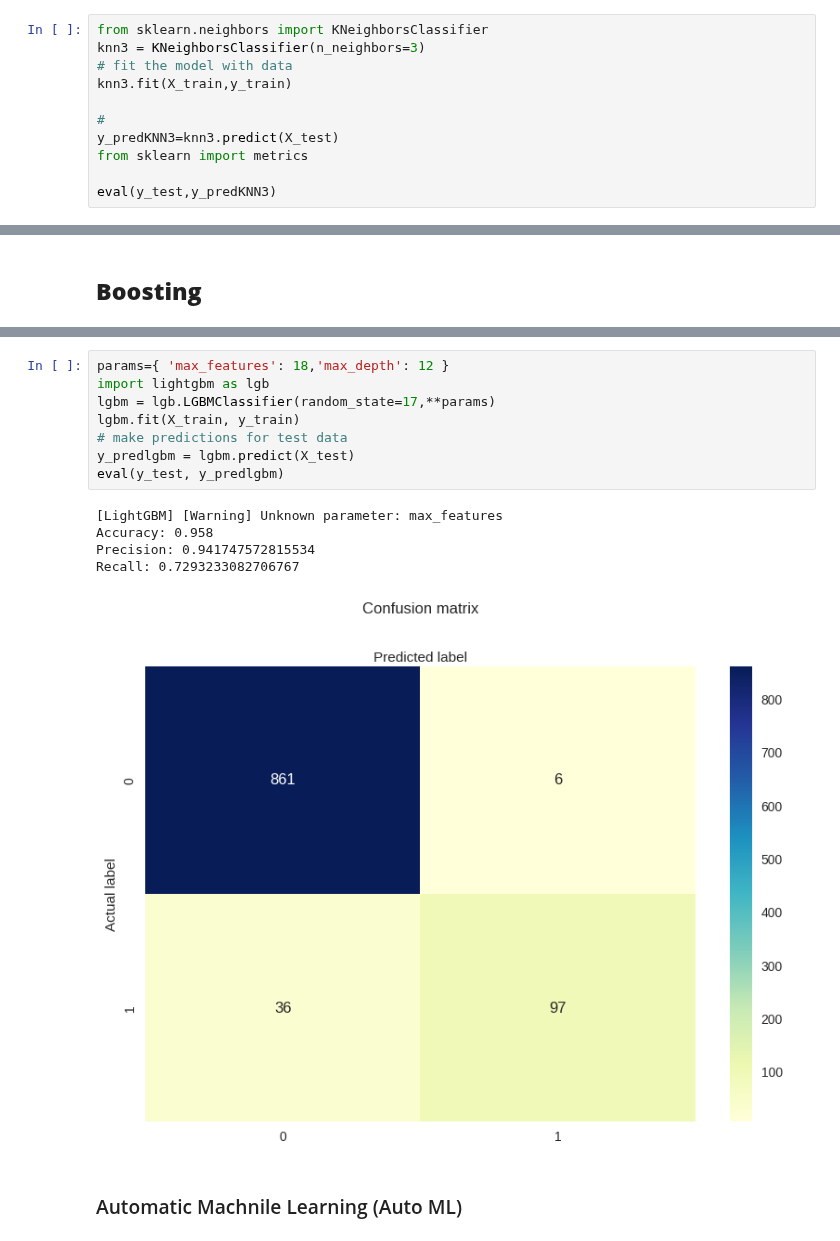
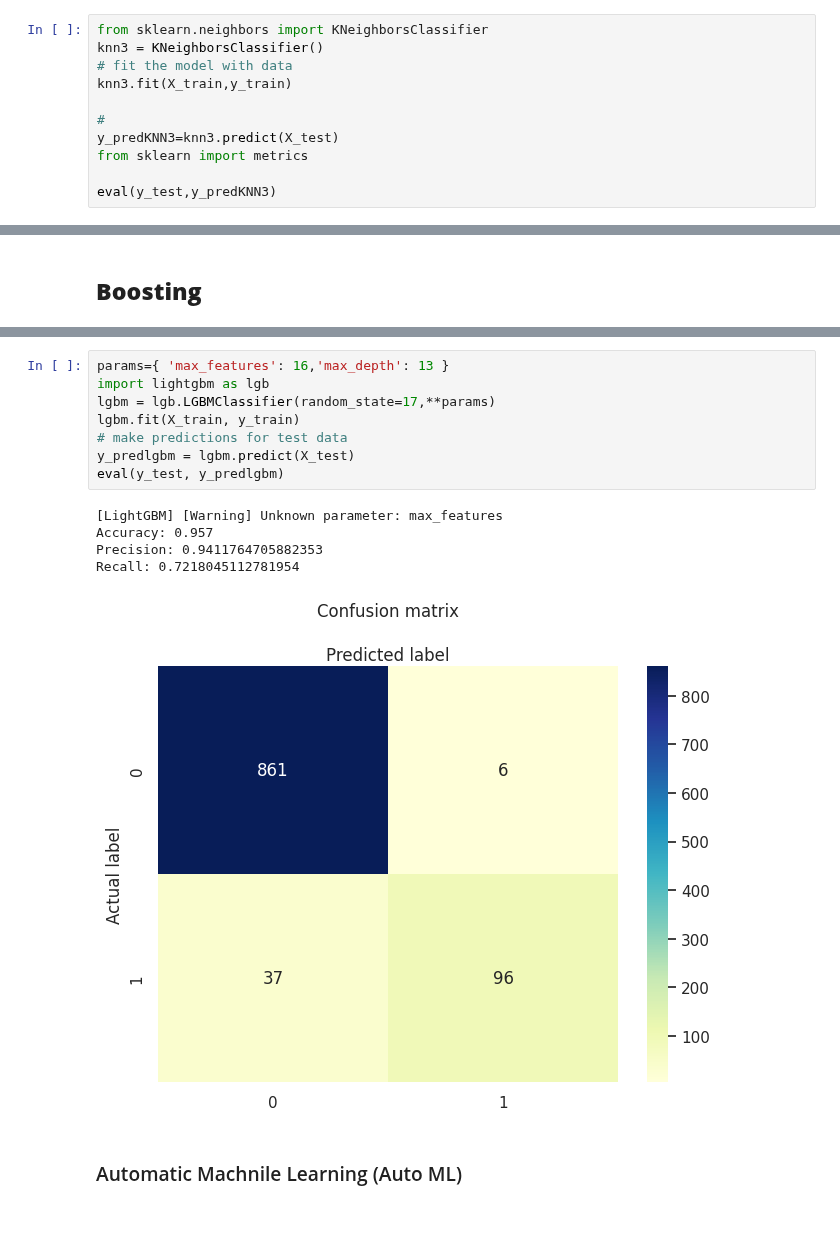
Before and after one commit to ogut77/DataScience, a Jupyter notebook: LR+kNN+NB+SVM.ipynb, the cells around one changed output, grey strips where cells are left out. Saved outputs shown, nothing was run; the diff lists cells and outputs as text.

```diff
--- a/LR+kNN+NB+SVM.ipynb
+++ b/LR+kNN+NB+SVM.ipynb
@@ -158,7 +158,7 @@ B)Among signicant variables, which one increases the probability of churn?
 ## **K-Nearest Neighbour- kNN**
 # %%
 from sklearn.neighbors import KNeighborsClassifier
-knn3 = KNeighborsClassifier(n_neighbors=3)
+knn3 = KNeighborsClassifier()
 # fit the model with data
 knn3.fit(X_train,y_train)
 
@@ -383,17 +403,17 @@ FrozenTrial(number=17, state=TrialState.COMPLETE, values=[0.9524239627067391], d
 # %%
-params={ 'max_features': 18,'max_depth': 12 }
+params={ 'max_features': 16,'max_depth': 13 }
 import lightgbm as lgb
 lgbm = lgb.LGBMClassifier(random_state=17,**params)
 lgbm.fit(X_train, y_train)
 # make predictions for test data
 y_predlgbm = lgbm.predict(X_test)
 eval(y_test, y_predlgbm)
 # %% [output]
 [LightGBM] [Warning] Unknown parameter: max_features
-Accuracy: 0.958
-Precision: 0.941747572815534
-Recall: 0.7293233082706767
+Accuracy: 0.957
+Precision: 0.9411764705882353
+Recall: 0.7218045112781954
-[figure, old version]
+[figure, new version]
 # %% [markdown]
 ### Automatic Machnile Learning (Auto ML)
 # %%
```
Also changed, not shown: parts of 12 cells of this notebook.
